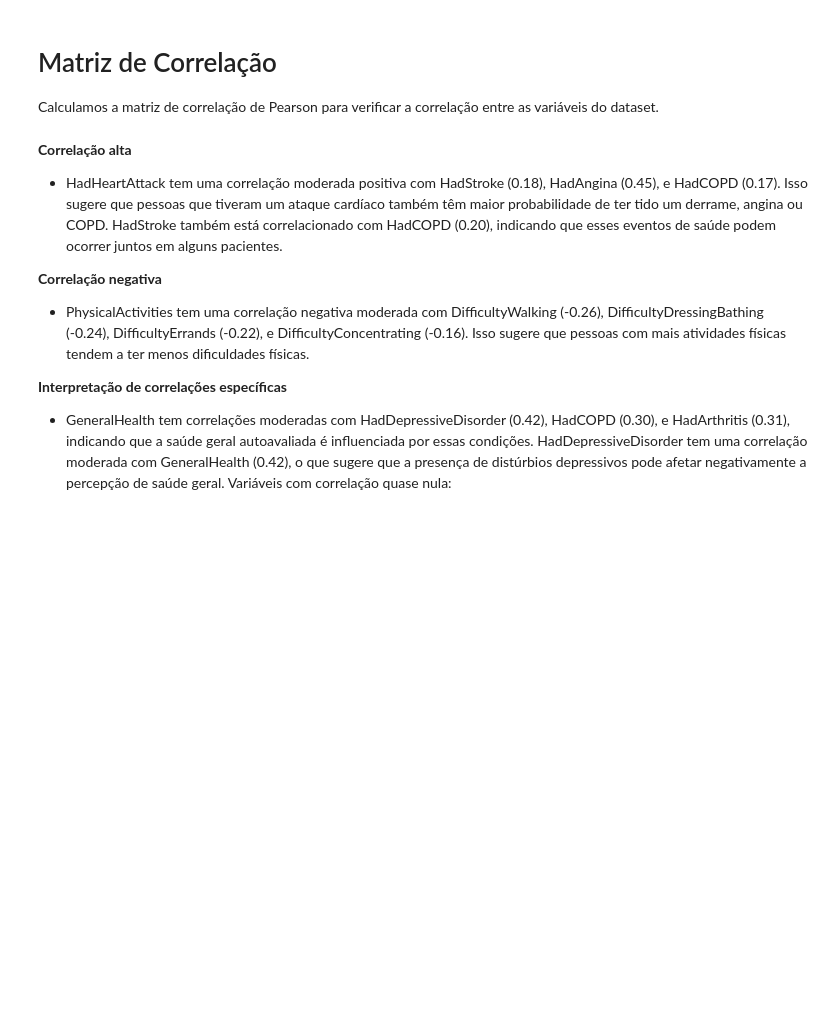
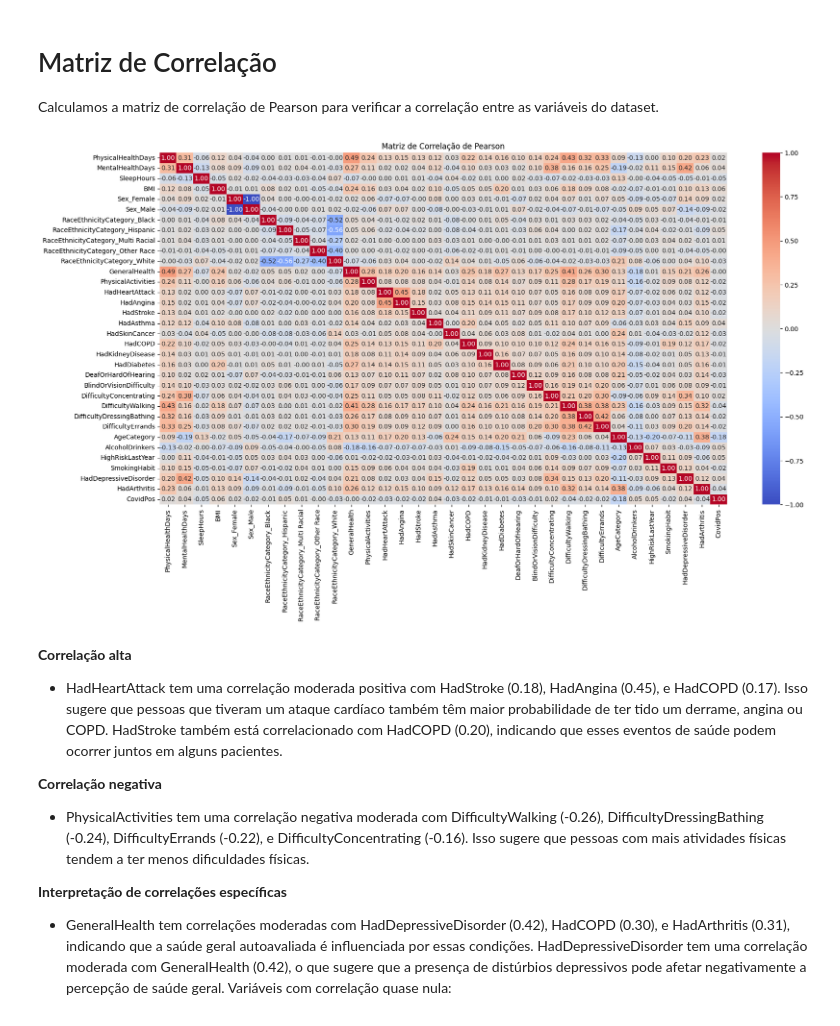
Before and after one commit to LuizWillner/IACardio, a Jupyter notebook: app/dataset.ipynb, the cells around one changed output. Cells and saved outputs as stored; diff of their text form; code cells hidden in the pictures; blank space fills up the shorter version.

Commit message:
Ordinal enconding
Adicionado 3 colunas na tabela de ordinal encoding e visualização.

```diff
--- a/app/dataset.ipynb
+++ b/app/dataset.ipynb
@@ -403,7 +403,10 @@ ordinal_encode_columns = [
     'AgeCategory',
     'AlcoholDrinkers',
     'HighRiskLastYear',
-    'SmokingHabit'
+    'SmokingHabit',
+    'HadDepressiveDisorder',
+    'HadArthritis',
+    'CovidPos'
 ]
 
 encode_order = [
@@ -428,11 +431,14 @@ encode_order = [
      '70-74', '75-79', '80+'],                          # 'AgeCategory'
     ['No', 'Yes'],                                      # 'AlcoholDrinkers'
     ['No', 'Yes'],                                      # 'HighRiskLastYear'
-    ['Never', 'Former smoker', 'Smoker']                # 'SmokingHabit'
+    ['Never', 'Former smoker', 'Smoker'],               # 'SmokingHabit'
+    ['No', 'Yes'],                                      # 'HadDepressiveDisorder'
+    ['No', 'Yes'],                                      # 'HadArthritis'
+    ['No', 'Yes'],                                      # 'CovidPos'
 
 ]
 
-ordinal_encoder = OrdinalEncoder(categories=encode_order)
+ordinal_encoder = OrdinalEncoder(categories=encode_order, dtype=int)
 
 ordinal_encoded_data = ordinal_encoder.fit_transform(heart_data[ordinal_encode_columns])
 
@@ -462,12 +490,14 @@ Calculamos a matriz de correlação de Pearson para verificar a correlação ent
 # %%
 # Calcular a matriz de correlação de Pearson
 correlation_matrix = heart_data.corr(method='pearson')
 
 # Plotar a matriz de correlação como um mapa de calor
-# plt.figure(figsize=(12, 8))
-# sns.heatmap(correlation_matrix, annot=True, cmap='coolwarm', fmt=".2f", vmin=-1, vmax=1)
-# plt.title('Matriz de Correlação de Pearson')
-# plt.show()
+plt.figure(figsize=(20, 10))
+sns.heatmap(correlation_matrix, annot=True, cmap='coolwarm', fmt=".2f", vmin=-1, vmax=1)
+plt.title('Matriz de Correlação de Pearson')
+plt.show()
+# %% [output]
+[figure, added]
 # %% [markdown]
 **Correlação alta**
 
```
Also changed, not shown: parts of 3 cells of this notebook.
